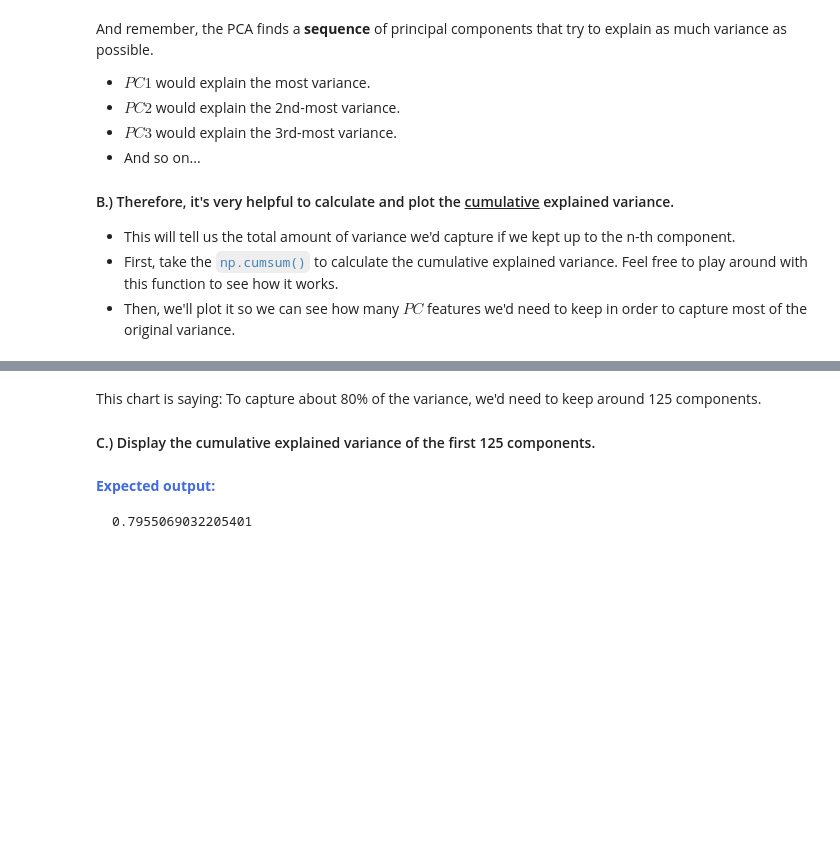
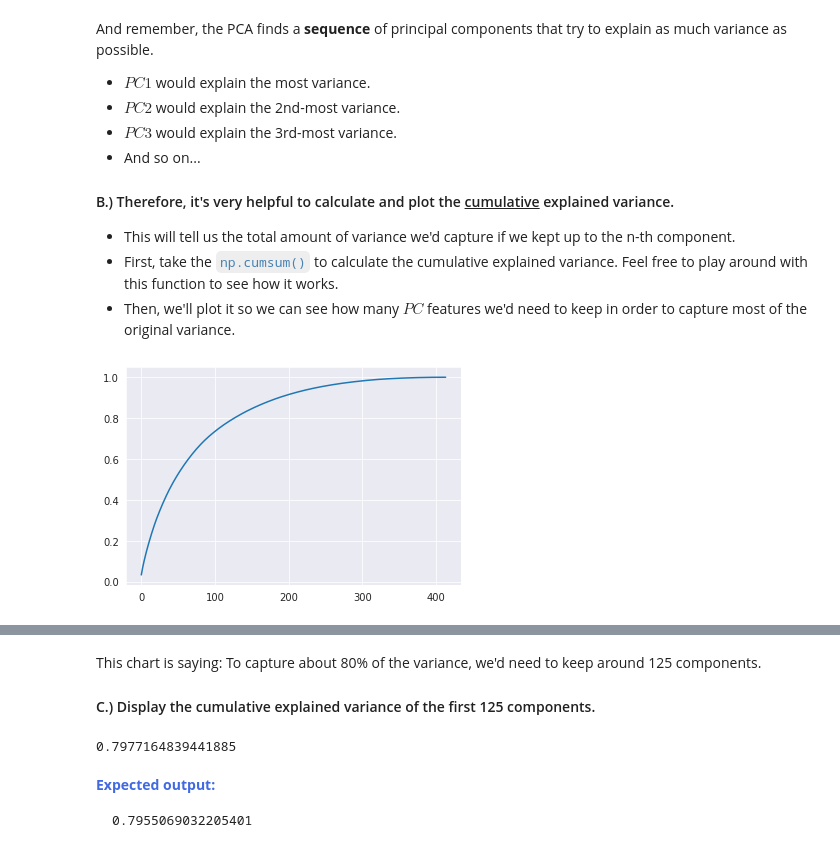
Before and after one commit to cedricsoares/elite_data_science, a Jupyter notebook: 3 - Workbook - PCA.ipynb, the cells around one changed output, grey strips where cells are left out. Saved outputs shown, nothing was run; the diff lists cells and outputs as text; code cells hidden in the pictures; blank space fills up the shorter version.

```diff
--- a/3 - Workbook - PCA.ipynb
+++ b/3 - Workbook - PCA.ipynb
@@ -161,3 +221,7 @@ We can use the exact same process we just saw in the Coding Section perform PCA
 * Then, display the first 5 rows.
     * You can't use <code style="color:steelblue">.head()</code> because it's not a dataframe.
     * You must **index/slice the array** instead.
+# %%
+scaler = StandardScaler()
+item_data_scaled = scaler.fit_transform(item_data)
+item_data_scaled
@@ -178,3 +256,6 @@ We can use the exact same process we just saw in the Coding Section perform PCA
 # %% [markdown]
 #### B.) Next, initialize and fit an instance of the PCA transformation.
 * Keep all of the components for now (just don't pass in any argument).
+# %%
+pca = PCA()
+pca.fit(item_data_scaled)
@@ -221,6 +326,11 @@ And remember, the PCA finds a **sequence** of principal components that try to e
 * This will tell us the total amount of variance we'd capture if we kept up to the n-th component.
 * First, take the <code style="color:steelblue">np.cumsum()</code> to calculate the cumulative explained variance. Feel free to play around with this function to see how it works.
 * Then, we'll plot it so we can see how many $PC$ features we'd need to keep in order to capture most of the original variance.
+# %%
+plt.plot(np.cumsum(pca.explained_variance_ratio_))
+plt.show()
+# %% [output]
+[figure, added]
 # %% [markdown]
 <strong style="color:RoyalBlue">Expected output:</strong>
 <img src="embedded-picture-1">
@@ -228,6 +338,11 @@ And remember, the PCA finds a **sequence** of principal components that try to e
 This chart is saying: To capture about 80% of the variance, we'd need to keep around 125 components.
 
 #### C.) Display the cumulative explained variance of the first 125 components.
+# %%
+cumulative_variance = np.cumsum(pca.explained_variance_ratio_)
+cumulative_variance[125]
+# %% [output]
+0.7977164839441885
 # %% [markdown]
 <strong style="color:RoyalBlue">Expected output:</strong>
 <pre>
```
Also changed, not shown: parts of 16 cells of this notebook, 1 other file.
